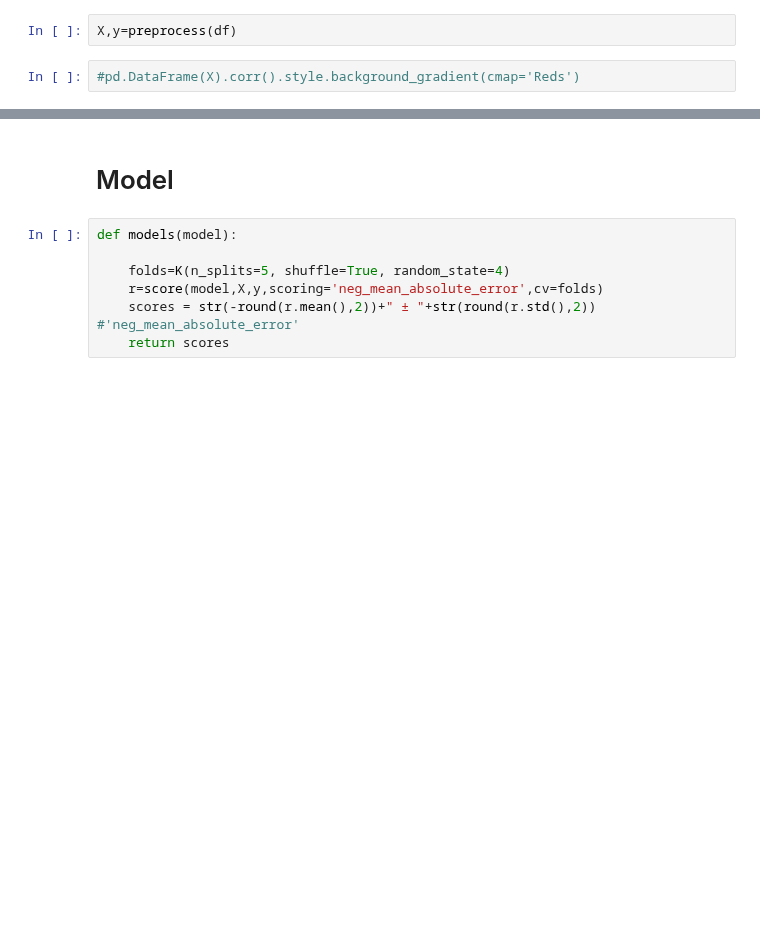
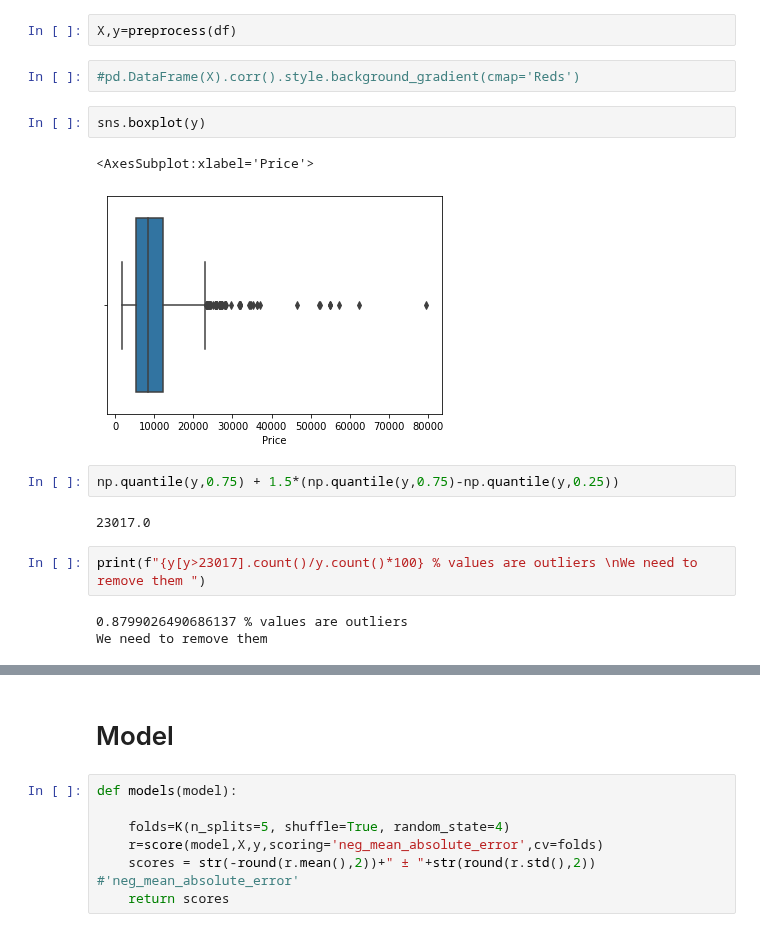
Before and after one commit to AnupamMisra/Data-science-projects, a Jupyter notebook: Flight_price/firstnb.ipynb, the cells around one changed output, grey strips where cells are left out. Saved outputs shown, nothing was run; the diff lists cells and outputs as text; blank space fills up the shorter version.

Commit message:
found outliers

```diff
--- a/Flight_price/firstnb.ipynb
+++ b/Flight_price/firstnb.ipynb
@@ -154,3 +154,17 @@ def preprocess(df):
 X,y=preprocess(df)
 # %%
 #pd.DataFrame(X).corr().style.background_gradient(cmap='Reds')
+# %%
+sns.boxplot(y)
+# %% [output]
+<AxesSubplot:xlabel='Price'>
+[figure, added]
+# %%
+np.quantile(y,0.75) + 1.5*(np.quantile(y,0.75)-np.quantile(y,0.25))
+# %% [output]
+23017.0
+# %%
+print(f"{y[y>23017].count()/y.count()*100} % values are outliers \nWe need to remove them ")
+# %% [output]
+0.8799026490686137 % values are outliers
+We need to remove them
```
Also changed, not shown: parts of 3 cells of this notebook.
